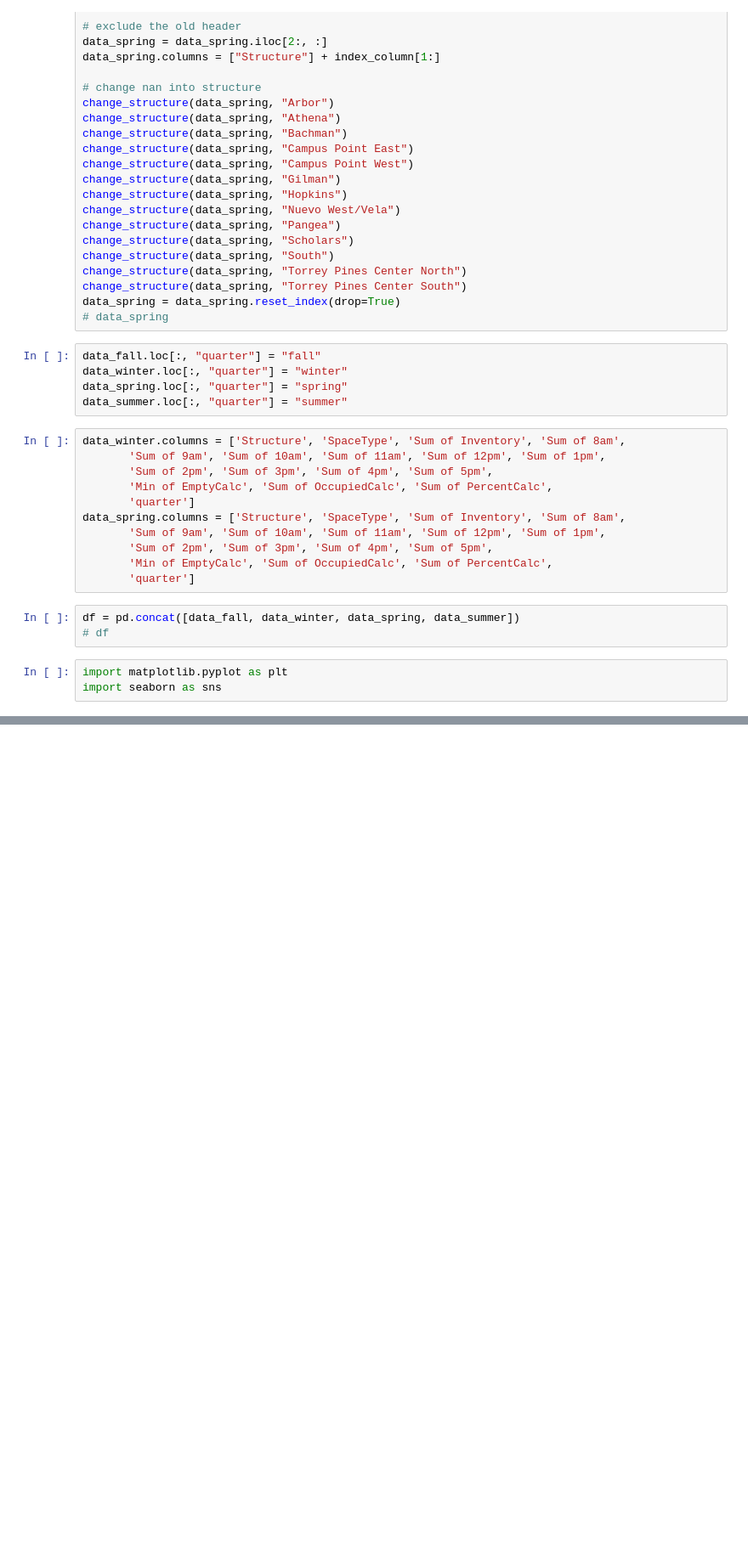
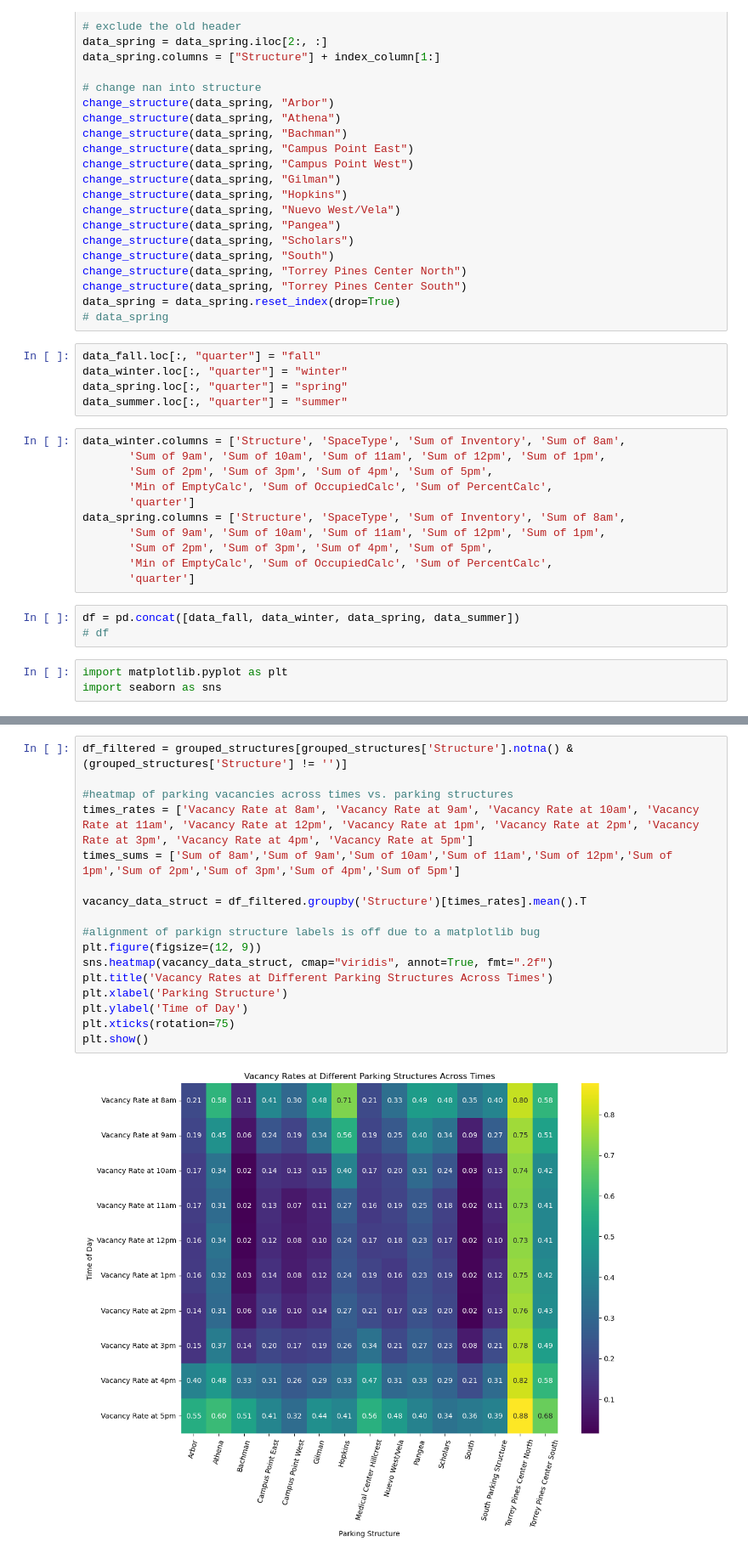
Before and after one commit to DanielJu0925/math189_project, a Jupyter notebook: data_process.ipynb, the cells around one changed output, grey strips where cells are left out. Shown at 85% size. Drawn from its saved outputs; the diff is of its cells as text; blank space fills up the shorter version.

```diff
--- a/data_process.ipynb
+++ b/data_process.ipynb
@@ -136,0 +152,19 @@ import seaborn as sns
+# %%
+df_filtered = grouped_structures[grouped_structures['Structure'].notna() & (grouped_structures['Structure'] != '')]
+
+#heatmap of parking vacancies across times vs. parking structures
+times_rates = ['Vacancy Rate at 8am', 'Vacancy Rate at 9am', 'Vacancy Rate at 10am', 'Vacancy Rate at 11am', 'Vacancy Rate at 12pm', 'Vacancy Rate at 1pm', 'Vacancy Rate at 2pm', 'Vacancy Rate at 3pm', 'Vacancy Rate at 4pm', 'Vacancy Rate at 5pm']
+times_sums = ['Sum of 8am','Sum of 9am','Sum of 10am','Sum of 11am','Sum of 12pm','Sum of 1pm','Sum of 2pm','Sum of 3pm','Sum of 4pm','Sum of 5pm']
+
+vacancy_data_struct = df_filtered.groupby('Structure')[times_rates].mean().T
+
+#alignment of parkign structure labels is off due to a matplotlib bug
+plt.figure(figsize=(12, 9))
+sns.heatmap(vacancy_data_struct, cmap="viridis", annot=True, fmt=".2f")
+plt.title('Vacancy Rates at Different Parking Structures Across Times')
+plt.xlabel('Parking Structure')
+plt.ylabel('Time of Day')
+plt.xticks(rotation=75)
+plt.show()
+# %% [output]
+[figure, added]
```
Also changed, not shown: parts of 9 cells of this notebook.
